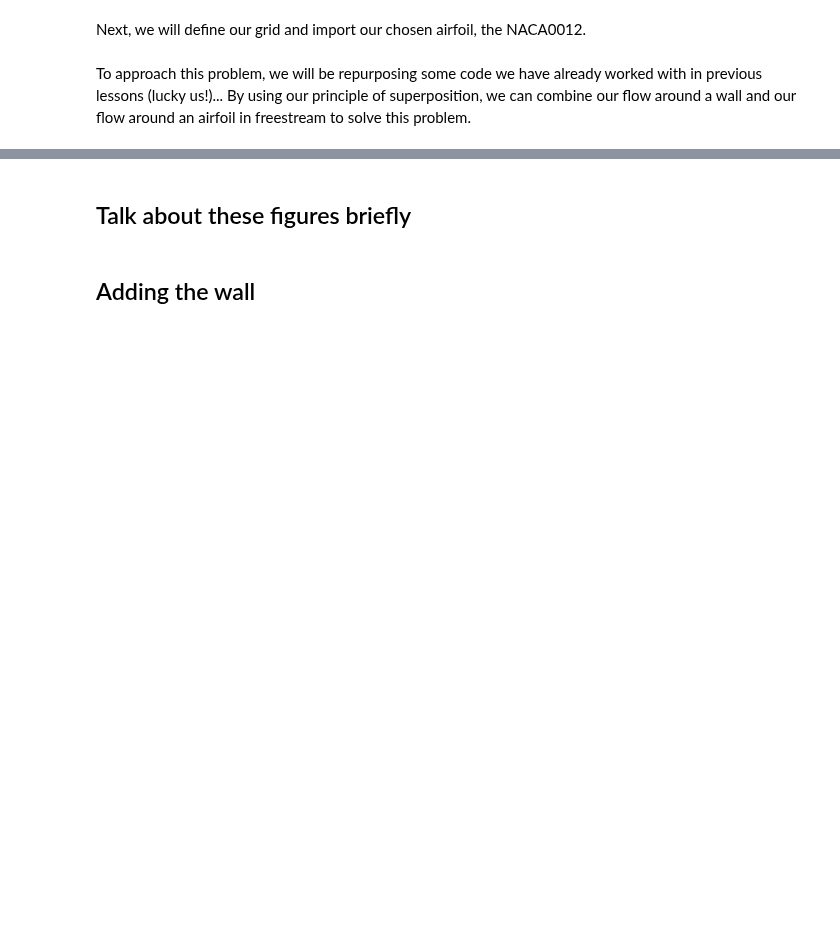
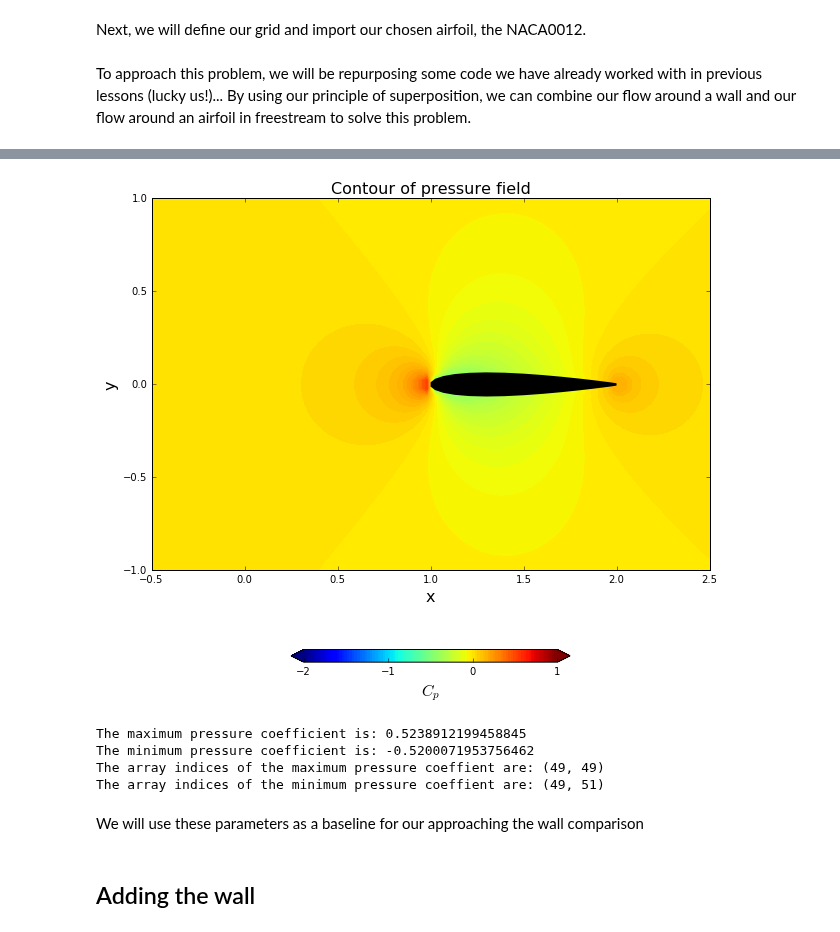
Before and after one commit to barbagroup/AeroPython-studentprojects2017, a Jupyter notebook: alexabaumer/Baumer_project.ipynb, the cells around one changed output, grey strips where cells are left out. Cells and saved outputs as stored; diff of their text form; code cells hidden in the pictures; blank space fills up the shorter version.

```diff
--- a/alexabaumer/Baumer_project.ipynb
+++ b/alexabaumer/Baumer_project.ipynb
@@ -21,7 +21,7 @@ from pylab import rcParams
 # %% [markdown]
 Next, we will define our grid and import our chosen airfoil, the NACA0012.
 # %%
-Ng = 200                                    #number of grid points
+Ng = 100                                    #number of grid points
 x_start, x_end = -1.0, 3.0                  #grid boundaries- x direction
 y_start, y_end = -2.0, 2.0                  #grid boundaries- y direction
 x = numpy.linspace(x_start, x_end, Ng)
@@ -133,7 +133,7 @@ def define_panels(x, y, N=40):
 
     return panels
 # %%
-N = 50
+N = 30
 panels = define_panels(x_fish100, y_fish, N)
 # %%
 #What does the fish look like in freestream? We will adapt our code from Lesson 10 to find out!
@@ -288,26 +290,28 @@ pyplot.title('Streamlines around a NACA 0012 airfoil - AoA = $()^o$)'.format(alp
 # %%
 # compute the pressure field
 cp = 1.0 - (uF**2+vF**2)/freestream.u_inf**2
 
 # plot the pressure field
 width = 10
 pyplot.figure(figsize=(width, width))
 pyplot.xlabel('x', fontsize=16)
 pyplot.ylabel('y', fontsize=16)
 contf = pyplot.contourf(X, Y, cp,
                         levels=numpy.linspace(-2.0, 1.0, 100), extend='both')
 cbar = pyplot.colorbar(contf,
                        orientation='horizontal',
                        shrink=0.5, pad = 0.1,
                        ticks=[-2.0, -1.0, 0.0, 1.0])
 cbar.set_label('$C_p$', fontsize=16)
 pyplot.fill([panel.xc for panel in panels],
             [panel.yc for panel in panels],
             color='k', linestyle='solid', linewidth=2, zorder=2)
 pyplot.axis('scaled', adjustable='box')
-pyplot.xlim(x_start, x_end)
-pyplot.ylim(y_start, y_end)
+pyplot.xlim(xP_start, xP_end)
+pyplot.ylim(yP_start, yP_end)
 pyplot.title('Contour of pressure field', fontsize=16);
+# %% [output]
+[figure, added]
 # %%
 maxCp = numpy.max(cp)
 print('The maximum pressure coefficient is: {}'.format(maxCp))
@@ -323,8 +327,13 @@ minCp_indices = numpy.unravel_index(loc_minCp, cp.shape)
 
 print('The array indices of the maximum pressure coeffient are: {}'.format(maxCp_indices))
 print('The array indices of the minimum pressure coeffient are: {}'.format(minCp_indices))
+# %% [output]
+The maximum pressure coefficient is: 0.5238912199458845
+The minimum pressure coefficient is: -0.5200071953756462
+The array indices of the maximum pressure coeffient are: (49, 49)
+The array indices of the minimum pressure coeffient are: (49, 51)
-# %% [markdown]
-## Talk about these figures briefly
+# %% [markdown]
+We will use these parameters as a baseline for our approaching the wall comparison
 # %% [markdown]
 ## Adding the wall
 # %%
```
Also changed, not shown: parts of 27 cells of this notebook.
